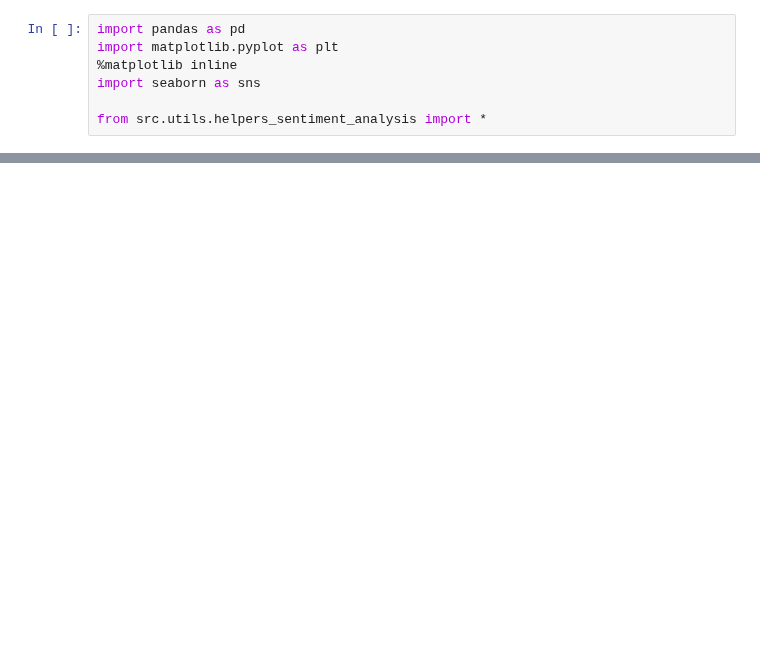
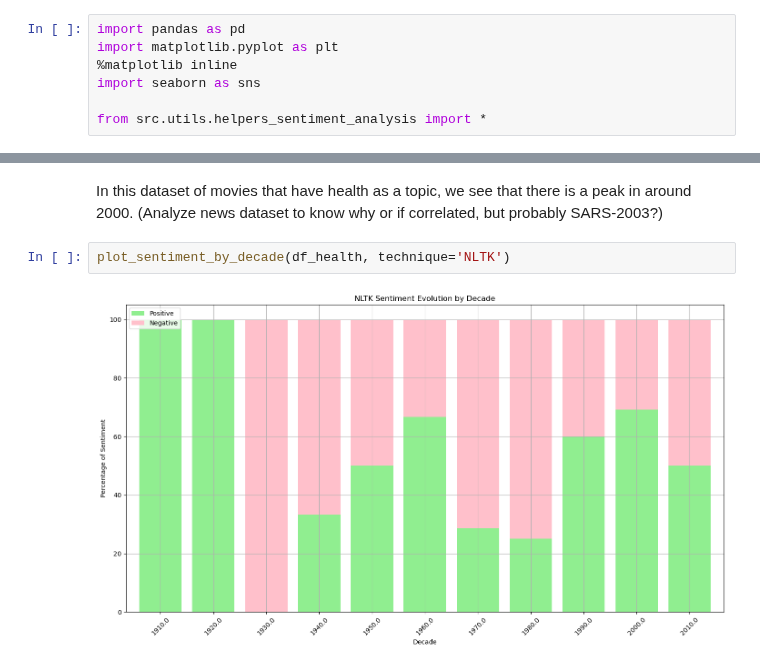
Before and after one commit to epfl-ada/ada-2024-project-astonishingdataavengers24, a Jupyter notebook: sentiment_analysis_draft.ipynb, the cells around one changed output, grey strips where cells are left out. Cells and saved outputs as stored; diff of their text form; blank space fills up the shorter version.

```diff
--- a/sentiment_analysis_draft.ipynb
+++ b/sentiment_analysis_draft.ipynb
@@ -67,0 +45,6 @@ df_10[['Plot_summary', 'NLTK_Sentiment', 'TB_Sentiment', 'VADER_Sentiment', 'Emo
+# %% [markdown]
+In this dataset of movies that have health as a topic, we see that there is a peak in around 2000. (Analyze news dataset to know why or if correlated, but probably SARS-2003?)
+# %%
+plot_sentiment_by_decade(df_health, technique='NLTK')
+# %% [output]
+[figure, added]
```
Also changed, not shown: parts of 11 cells of this notebook, 1 other file.
